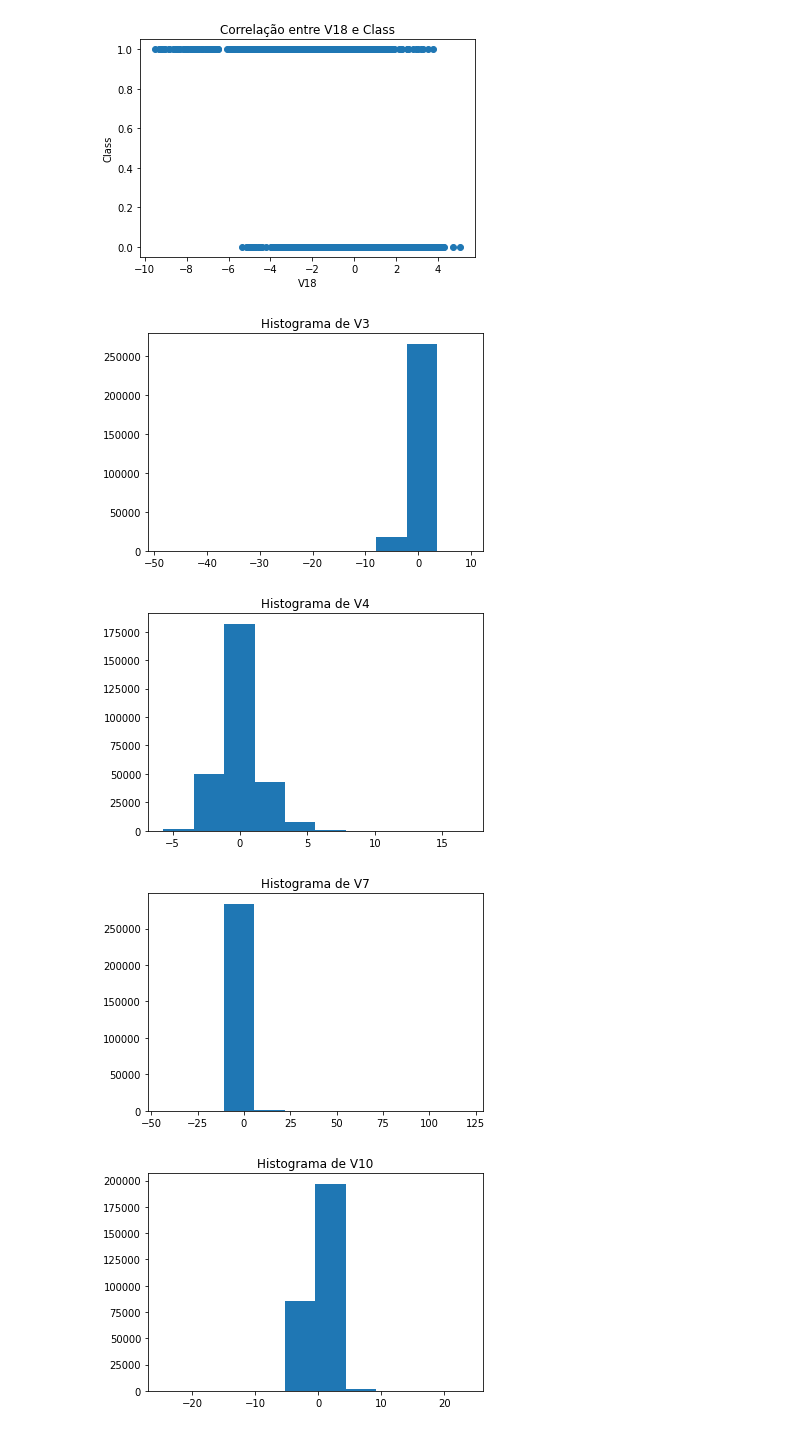
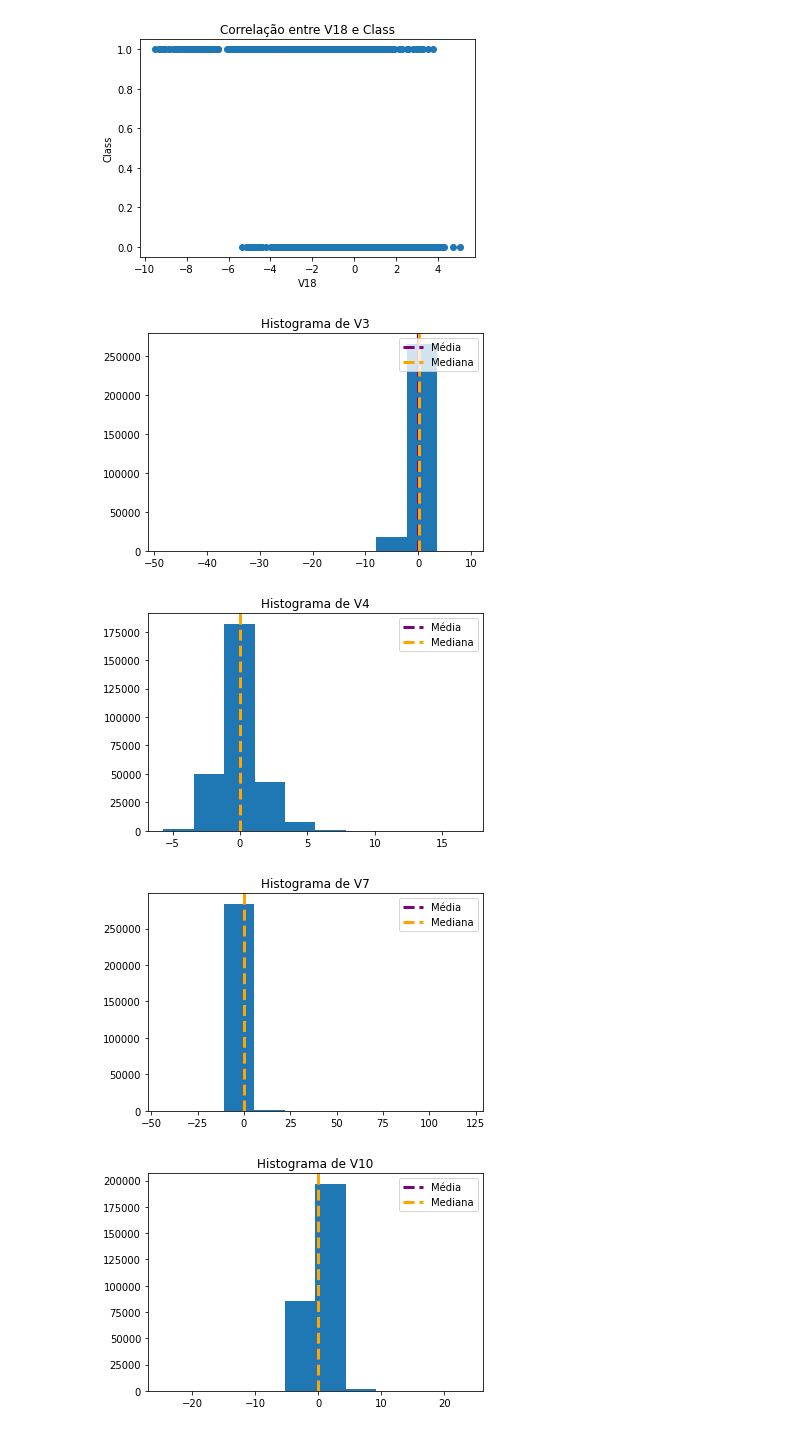
Before and after one commit to diegonogare/MachineLearning, a Jupyter notebook: analise_exploratoria_descritiva_Dataset_FraudDetection.ipynb, the cells around one changed output. Drawn from its saved outputs; the diff is of its cells as text; code cells hidden in the pictures.

Commit message:
Inclusão das linhas de Média e Mediana nos histogramas

```diff
--- a/analise_exploratoria_descritiva_Dataset_FraudDetection.ipynb
+++ b/analise_exploratoria_descritiva_Dataset_FraudDetection.ipynb
@@ -104,12 +104,17 @@ for i in X:
 [figure]
 [figure]
 # %%
+legenda = ["Média","Mediana"]
+
 for i in X:
   plt.hist(df2[i])
+  plt.axvline(df2[i].mean(), color='purple', lw=3, ls="--") #Média
+  plt.axvline(df2[i].median(), color='orange', lw=3, ls="--") #Mediana
+  plt.legend(legenda, loc="upper right")
   plt.title('Histograma de ' + i)
   plt.show()
 # %% [output]
-[figure, old version]
+[figure, new version]
-[figure, old version]
+[figure, new version]
-[figure, old version]
+[figure, new version]
-[figure, old version]
+[figure, new version]
```
Also changed, not shown: parts of 1 cell of this notebook.
